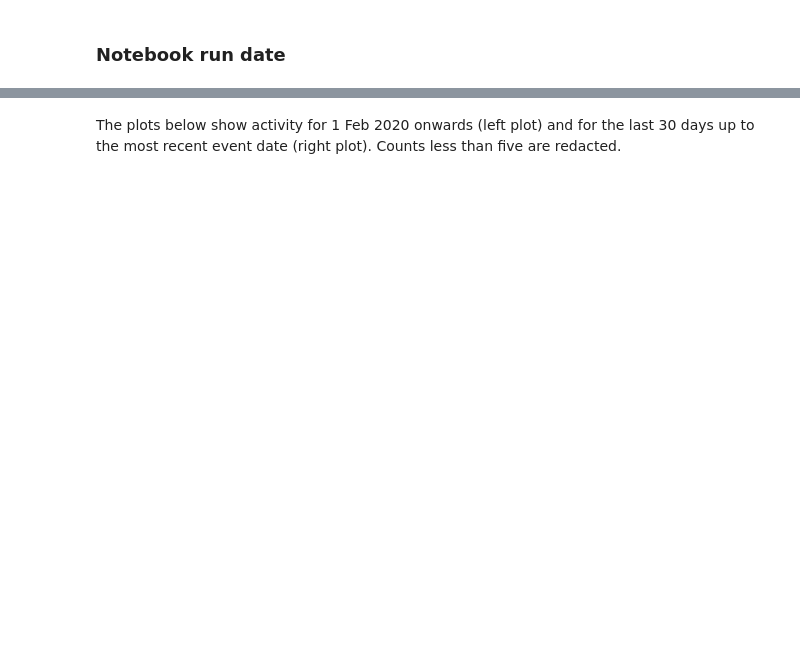
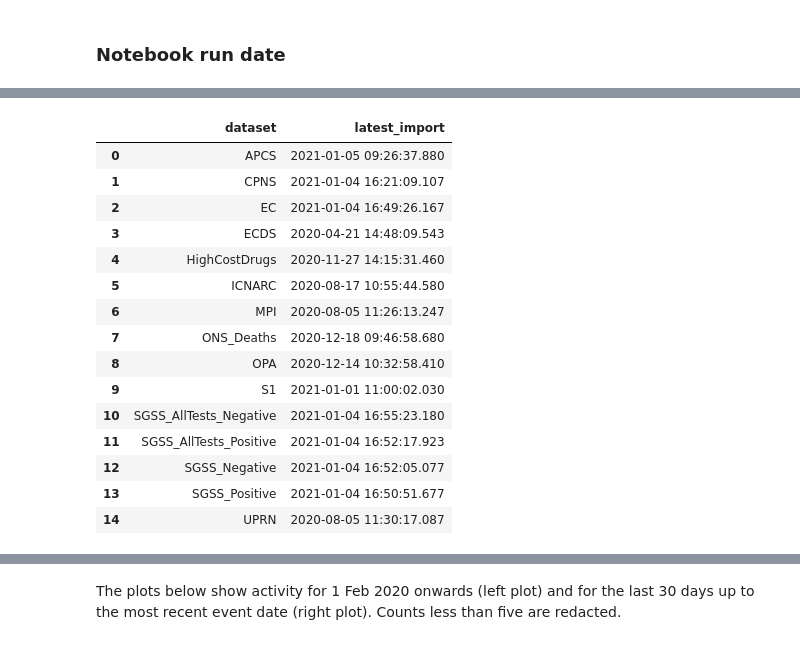
Before and after one commit to opensafely/database-notebooks, a Jupyter notebook: notebooks/database-builds.ipynb, the cells around one changed output, grey strips where cells are left out. Saved outputs shown, nothing was run; the diff lists cells and outputs as text; code cells hidden in the pictures; blank space fills up the shorter version.

```diff
--- a/notebooks/database-builds.ipynb
+++ b/notebooks/database-builds.ipynb
@@ -122 +101,20 @@ tablebuilds
+# %%
+latestbuilds
+# %% [output]
+|  | dataset | latest_import |
+| 0 | APCS | 2021-01-05 09:26:37.880 |
+| 1 | CPNS | 2021-01-04 16:21:09.107 |
+| 2 | EC | 2021-01-04 16:49:26.167 |
+| 3 | ECDS | 2020-04-21 14:48:09.543 |
+| 4 | HighCostDrugs | 2020-11-27 14:15:31.460 |
+| 5 | ICNARC | 2020-08-17 10:55:44.580 |
+| 6 | MPI | 2020-08-05 11:26:13.247 |
+| 7 | ONS_Deaths | 2020-12-18 09:46:58.680 |
+| 8 | OPA | 2020-12-14 10:32:58.410 |
+| 9 | S1 | 2021-01-01 11:00:02.030 |
+| 10 | SGSS_AllTests_Negative | 2021-01-04 16:55:23.180 |
+| 11 | SGSS_AllTests_Positive | 2021-01-04 16:52:17.923 |
+| 12 | SGSS_Negative | 2021-01-04 16:52:05.077 |
+| 13 | SGSS_Positive | 2021-01-04 16:50:51.677 |
+| 14 | UPRN | 2020-08-05 11:30:17.087 |
 # %% [markdown]
```
Also changed, not shown: parts of 17 cells of this notebook, 2 other files.
